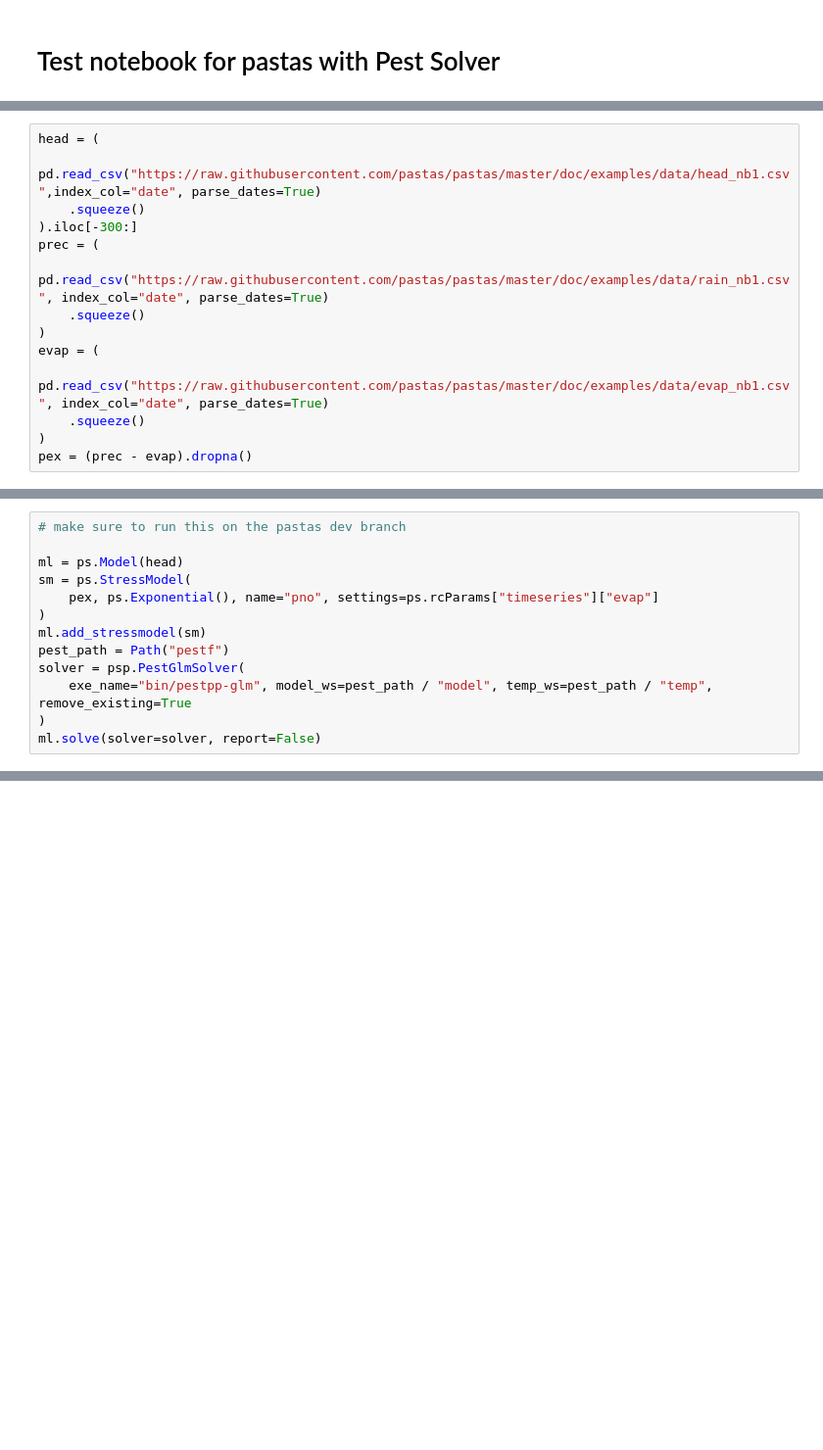
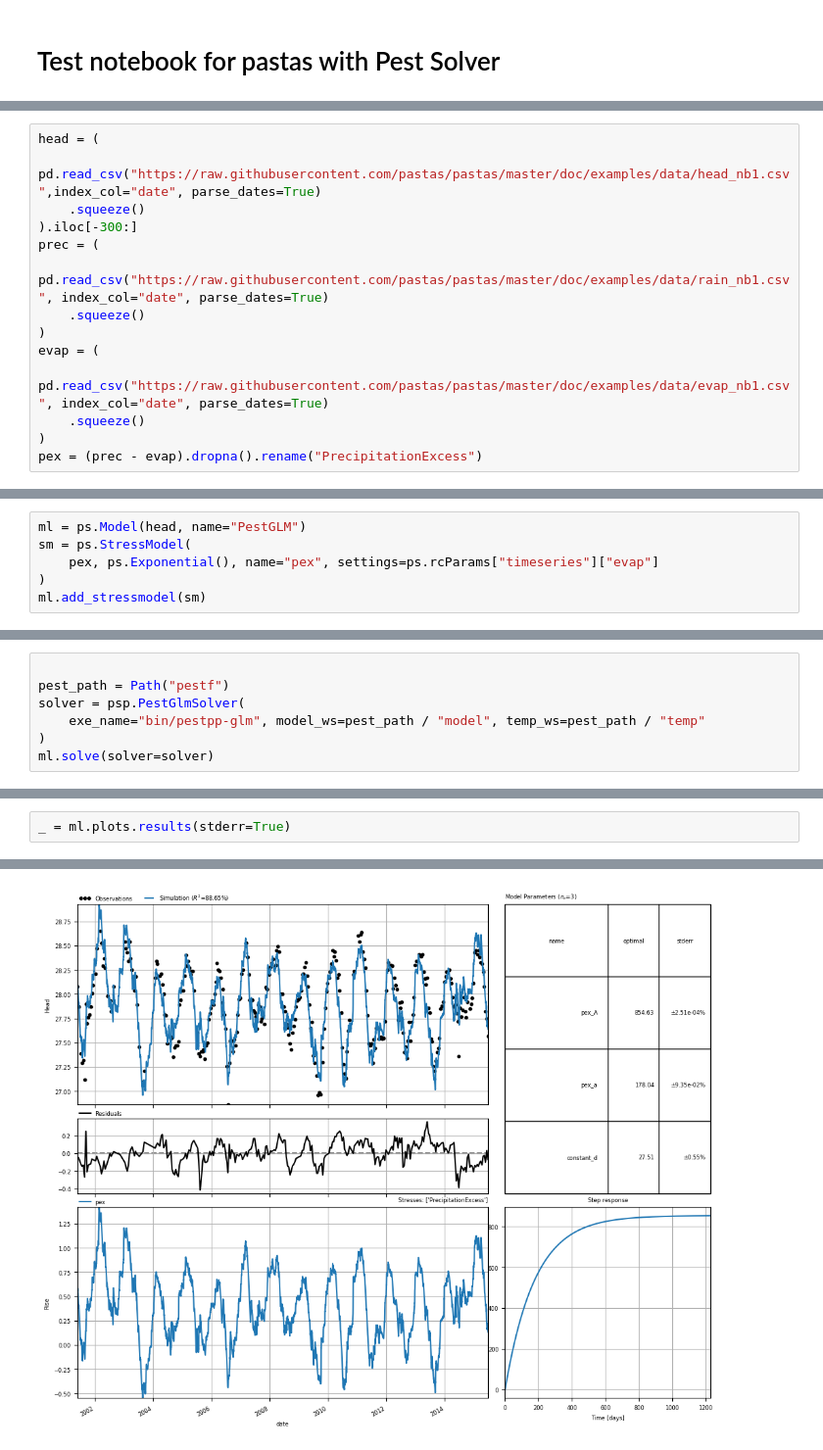
Before and after one commit to pastas/pastas-plugins, a Jupyter notebook: docs/examples/pest_pastas.ipynb, the cells around one changed output, grey strips where cells are left out. Shown at 98% size. Saved outputs shown, nothing was run; the diff lists cells and outputs as text; blank space fills up the shorter version.

```diff
--- a/docs/examples/pest_pastas.ipynb
+++ b/docs/examples/pest_pastas.ipynb
@@ -22,4 +27,4 @@ evap = (
     pd.read_csv("https://raw.githubusercontent.com/pastas/pastas/master/doc/examples/data/evap_nb1.csv", index_col="date", parse_dates=True)
     .squeeze()
 )
-pex = (prec - evap).dropna()
+pex = (prec - evap).dropna().rename("PrecipitationExcess")
@@ -25,0 +33,6 @@ pex = (prec - evap).dropna()
+# %%
+ml = ps.Model(head, name="PestGLM")
+sm = ps.StressModel(
+    pex, ps.Exponential(), name="pex", settings=ps.rcParams["timeseries"]["evap"]
+)
+ml.add_stressmodel(sm)
@@ -26,14 +41,8 @@ pex = (prec - evap).dropna()
 # %%
-# make sure to run this on the pastas dev branch
 
-ml = ps.Model(head)
-sm = ps.StressModel(
-    pex, ps.Exponential(), name="pno", settings=ps.rcParams["timeseries"]["evap"]
-)
-ml.add_stressmodel(sm)
 pest_path = Path("pestf")
 solver = psp.PestGlmSolver(
-    exe_name="bin/pestpp-glm", model_ws=pest_path / "model", temp_ws=pest_path / "temp", remove_existing=True
+    exe_name="bin/pestpp-glm", model_ws=pest_path / "model", temp_ws=pest_path / "temp"
 )
-ml.solve(solver=solver, report=False)
+ml.solve(solver=solver)
 # %% [output]
@@ -84,0 +66,3 @@ ml.solver.pcov
+# %%
+_ = ml.plots.results(stderr=True)
+# %% [output]
@@ -84,0 +74 @@ ml.solver.pcov
+[figure, added]
```
Also changed, not shown: parts of 22 cells of this notebook.
